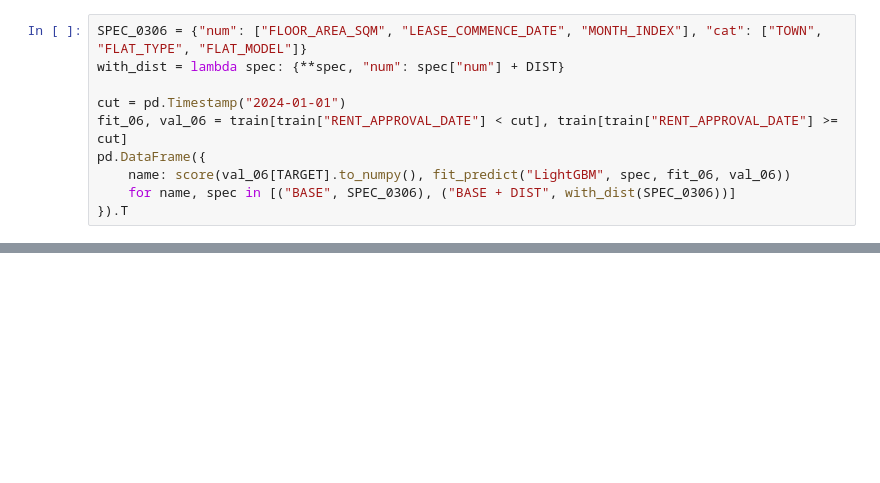
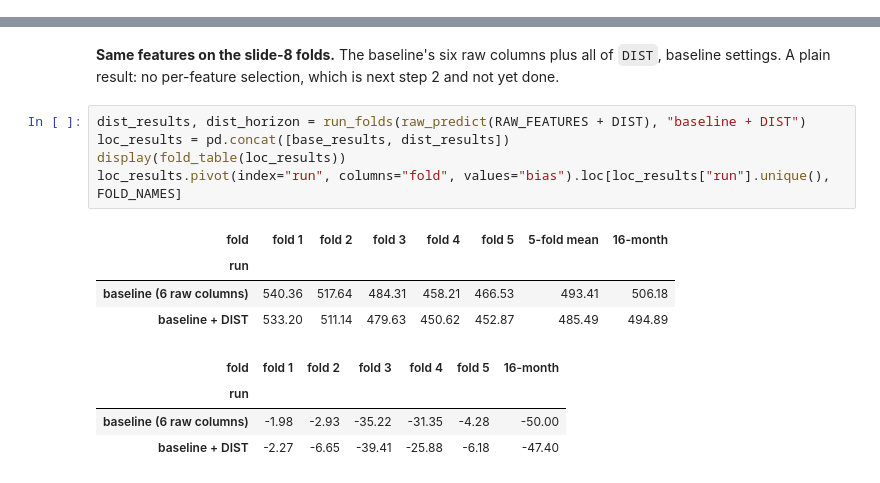
Before and after one commit to sidneyting/hdb-rentals, a Jupyter notebook: notebooks/07_pipeline.ipynb, the cells around one changed output, grey strips where cells are left out. Cells and saved outputs as stored; diff of their text form; blank space fills up the shorter version.

```diff
--- a/notebooks/07_pipeline.ipynb
+++ b/notebooks/07_pipeline.ipynb
@@ -298,10 +0,0 @@ should give BASE ≈ 496.4 and BASE + `DIST` ≈ 489.6 (496.4 − 6.79).
-# %%
-SPEC_0306 = {"num": ["FLOOR_AREA_SQM", "LEASE_COMMENCE_DATE", "MONTH_INDEX"], "cat": ["TOWN", "FLAT_TYPE", "FLAT_MODEL"]}
-with_dist = lambda spec: {**spec, "num": spec["num"] + DIST}
-
-cut = pd.Timestamp("2024-01-01")
-fit_06, val_06 = train[train["RENT_APPROVAL_DATE"] < cut], train[train["RENT_APPROVAL_DATE"] >= cut]
-pd.DataFrame({
-    name: score(val_06[TARGET].to_numpy(), fit_predict("LightGBM", spec, fit_06, val_06))
-    for name, spec in [("BASE", SPEC_0306), ("BASE + DIST", with_dist(SPEC_0306))]
-}).T
@@ -453,0 +355,17 @@ LightGBM on 03/06 + DIST: wrote ..\outputs\submission.csv (50,000 rows)
+# %% [markdown]
+**Same features on the slide-8 folds.** The baseline's six raw columns plus all of `DIST`, baseline settings. A
+plain result: no per-feature selection, which is next step 2 and not yet done.
+# %%
+dist_results, dist_horizon = run_folds(raw_predict(RAW_FEATURES + DIST), "baseline + DIST")
+loc_results = pd.concat([base_results, dist_results])
+display(fold_table(loc_results))
+loc_results.pivot(index="run", columns="fold", values="bias").loc[loc_results["run"].unique(), FOLD_NAMES]
+# %% [output]
+| fold | fold 1 | fold 2 | fold 3 | fold 4 | fold 5 | 5-fold mean | 16-month |
+| run |  |  |  |  |  |  |  |
+| baseline (6 raw columns) | 540.36 | 517.64 | 484.31 | 458.21 | 466.53 | 493.41 | 506.18 |
+| baseline + DIST | 533.20 | 511.14 | 479.63 | 450.62 | 452.87 | 485.49 | 494.89 |
+| fold | fold 1 | fold 2 | fold 3 | fold 4 | fold 5 | 16-month |
+| run |  |  |  |  |  |  |
+| baseline (6 raw columns) | -1.98 | -2.93 | -35.22 | -31.35 | -4.28 | -50.00 |
+| baseline + DIST | -2.27 | -6.65 | -39.41 | -25.88 | -6.18 | -47.40 |
```
Also changed, not shown: parts of 57 cells of this notebook, 1 other file.
